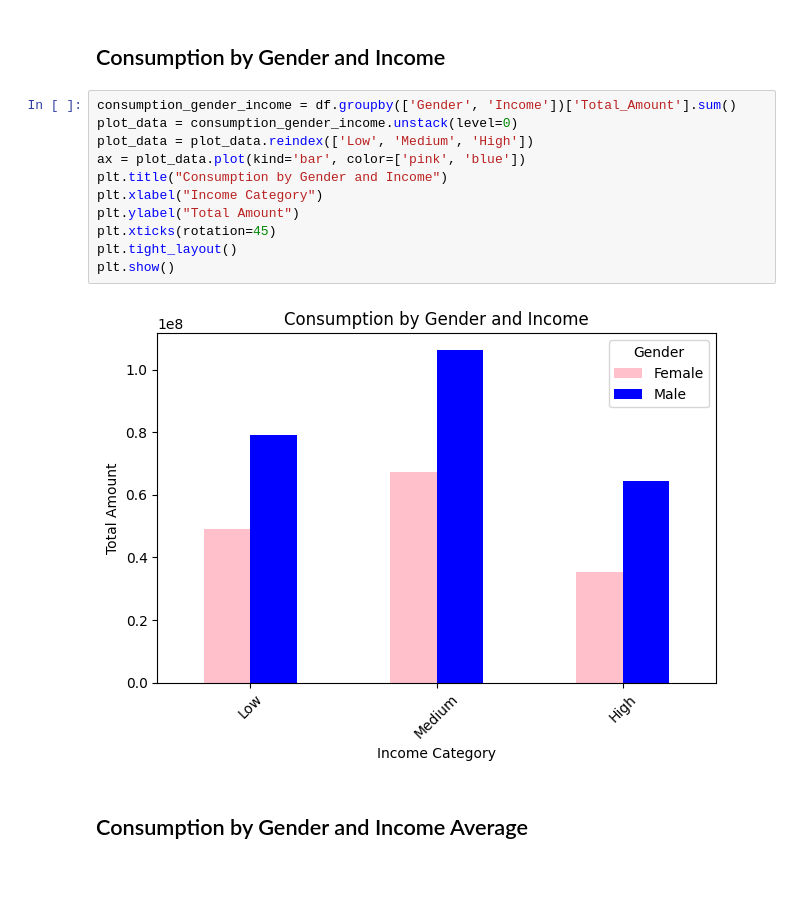
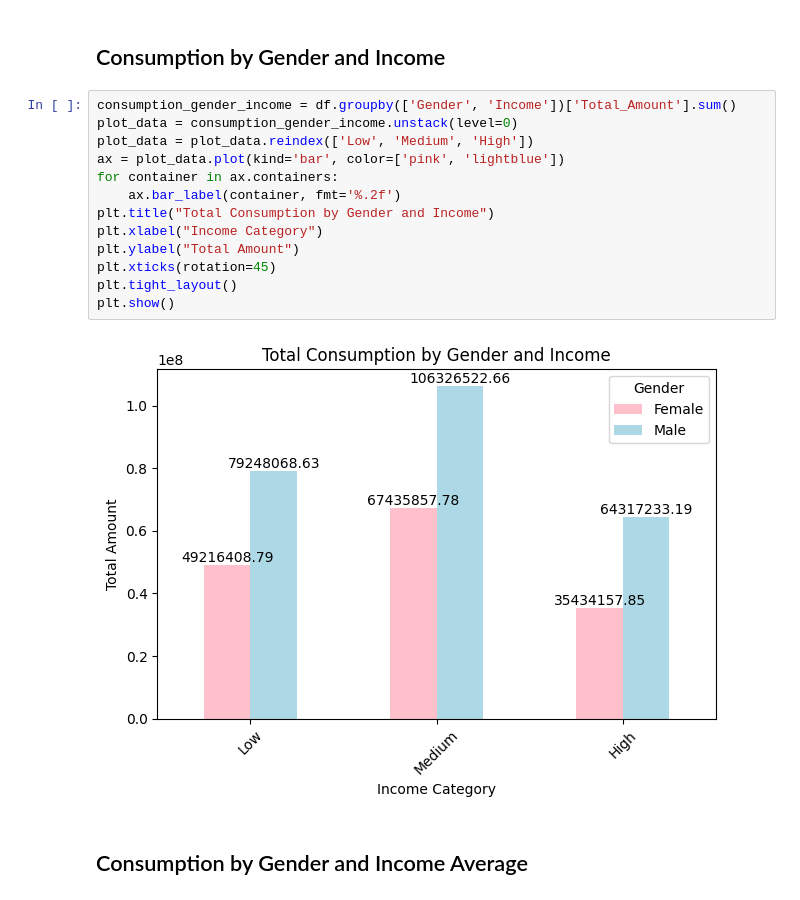
Before and after one commit to JohnnyLiang-OTU/retail_analysis, a Jupyter notebook: main.ipynb, the cells around one changed output. Drawn from its saved outputs; the diff is of its cells as text.

Commit message:
added images and changed some text

```diff
--- a/main.ipynb
+++ b/main.ipynb
@@ -158,16 +158,18 @@ plt.show()
 # %%
 consumption_gender_income = df.groupby(['Gender', 'Income'])['Total_Amount'].sum()
 plot_data = consumption_gender_income.unstack(level=0)
 plot_data = plot_data.reindex(['Low', 'Medium', 'High'])
-ax = plot_data.plot(kind='bar', color=['pink', 'blue'])
-plt.title("Consumption by Gender and Income")
+ax = plot_data.plot(kind='bar', color=['pink', 'lightblue'])
+for container in ax.containers:
+    ax.bar_label(container, fmt='%.2f')
+plt.title("Total Consumption by Gender and Income")
 plt.xlabel("Income Category")
 plt.ylabel("Total Amount")
 plt.xticks(rotation=45)
 plt.tight_layout()
 plt.show()
 # %% [output]
-[figure, old version]
+[figure, new version]
 # %% [markdown]
 ## Consumption by Gender and Income Average
 # %%
```
Also changed, not shown: parts of 1 cell of this notebook, 3 other files.
